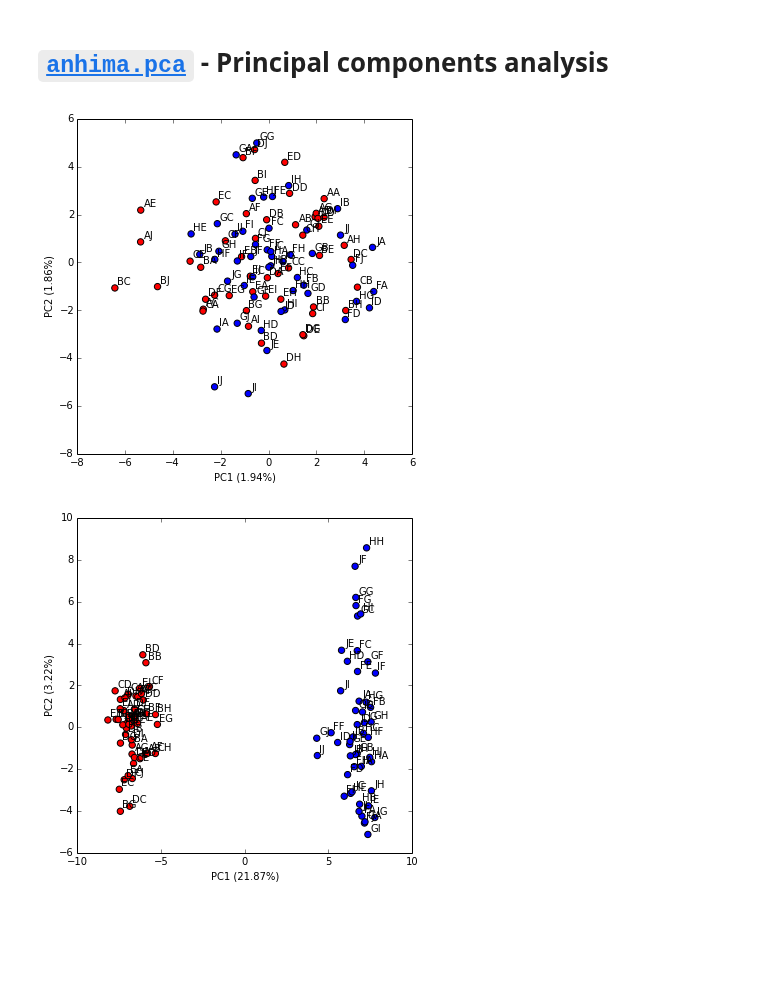
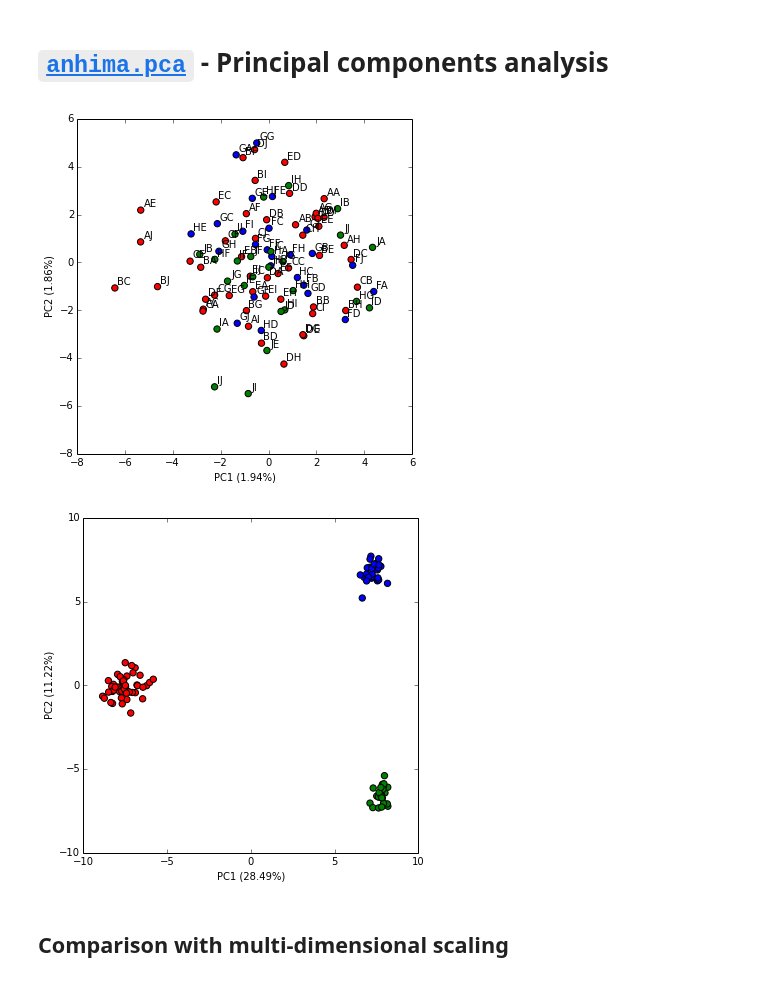
Before and after one commit to alimanfoo/anhima, a Jupyter notebook: examples/pca.ipynb, the cells around one changed output. Cells and saved outputs as stored; diff of their text form; code cells hidden in the pictures; blank space fills up the shorter version.

```diff
--- a/examples/pca.ipynb
+++ b/examples/pca.ipynb
@@ -27,22 +28,26 @@ p_missing = 0
 genotypes = anhima.sim.simulate_biallelic_genotypes(n_variants, n_samples, af_dist, p_missing, ploidy)
 gn = anhima.gt.as_n_alt(genotypes)
 # %%
-# simulate two sub-populations with relatedness
+# simulate three sub-populations with relatedness
 genotypes_subpop1 = anhima.sim.simulate_relatedness(genotypes[:, :n_samples//2], relatedness=.5, n_iter=1000)
 genotypes_subpop2 = anhima.sim.simulate_relatedness(genotypes[:, n_samples//2:], relatedness=.5, n_iter=1000)
-genotypes_related = np.concatenate([genotypes_subpop1, genotypes_subpop2], axis=1)
+genotypes_subpop2a = anhima.sim.simulate_relatedness(genotypes_subpop2[:, n_samples//4:], relatedness=.5, n_iter=500)
+genotypes_subpop2b = anhima.sim.simulate_relatedness(genotypes_subpop2[:, :n_samples//4], relatedness=.5, n_iter=500)
+genotypes_related = np.concatenate([genotypes_subpop1, genotypes_subpop2a, genotypes_subpop2b], axis=1)
 gnr = anhima.gt.as_n_alt(genotypes_related)
 # %%
 # run PCA
 p, t = anhima.pca.pca(gn)
 pr, tr = anhima.pca.pca(gnr)
 # %%
-sample_colors = (['red']*50) + (['blue']*50)
+sample_colors = (['red']*50) + (['blue']*25) + (['green']*25)
 # %%
 anhima.pca.plot_components(p, t, labels=labels, colors=sample_colors, sizes=40);
 # %% [output]
-[figure, old version]
+[figure, new version]
 # %%
-anhima.pca.plot_components(pr, tr, labels=labels, colors=sample_colors, sizes=40);
+anhima.pca.plot_components(pr, tr, colors=sample_colors, sizes=40);
 # %% [output]
-[figure, old version]
+[figure, new version]
+# %% [markdown]
+## Comparison with multi-dimensional scaling
```
Also changed, not shown: parts of 5 cells of this notebook, 9 other files.
